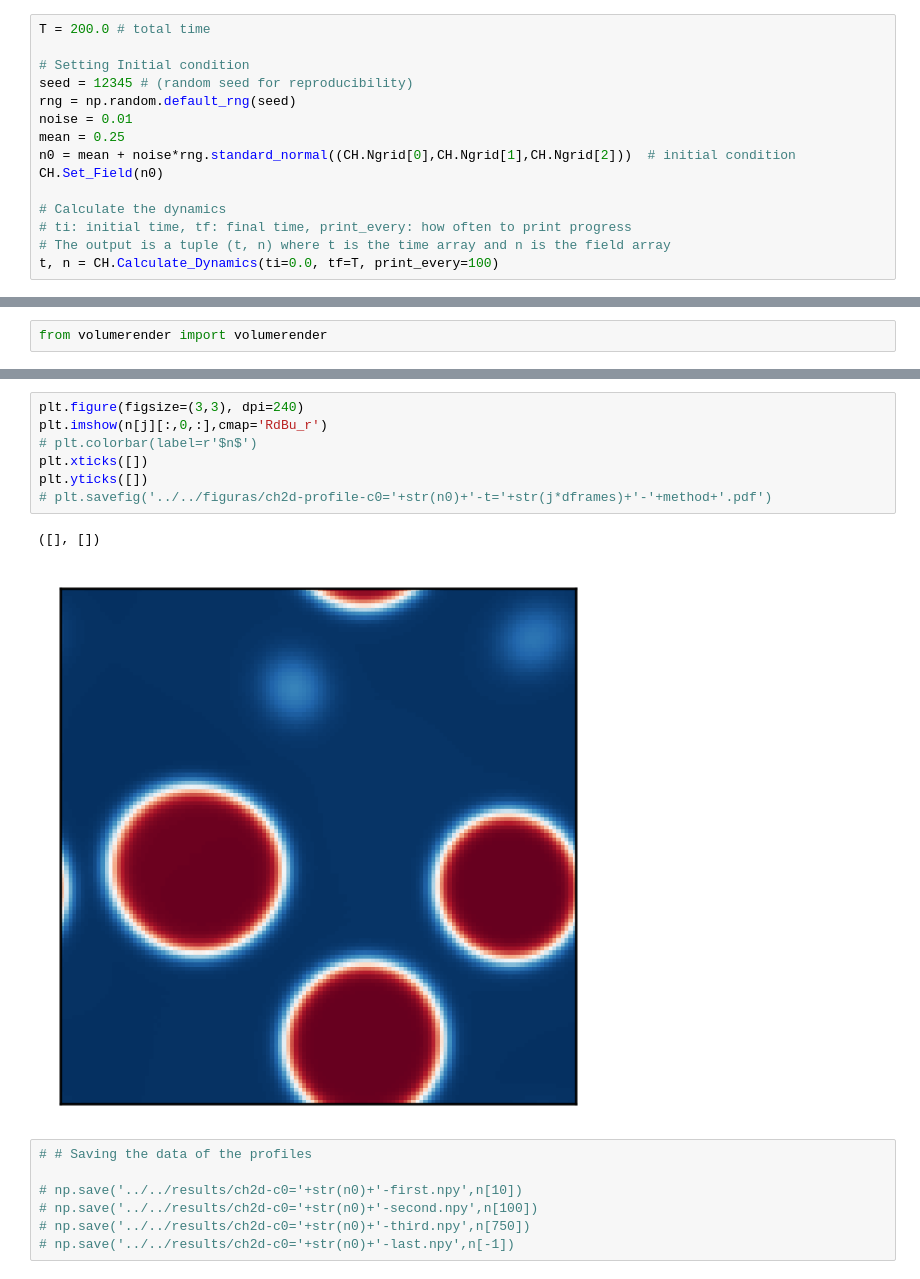
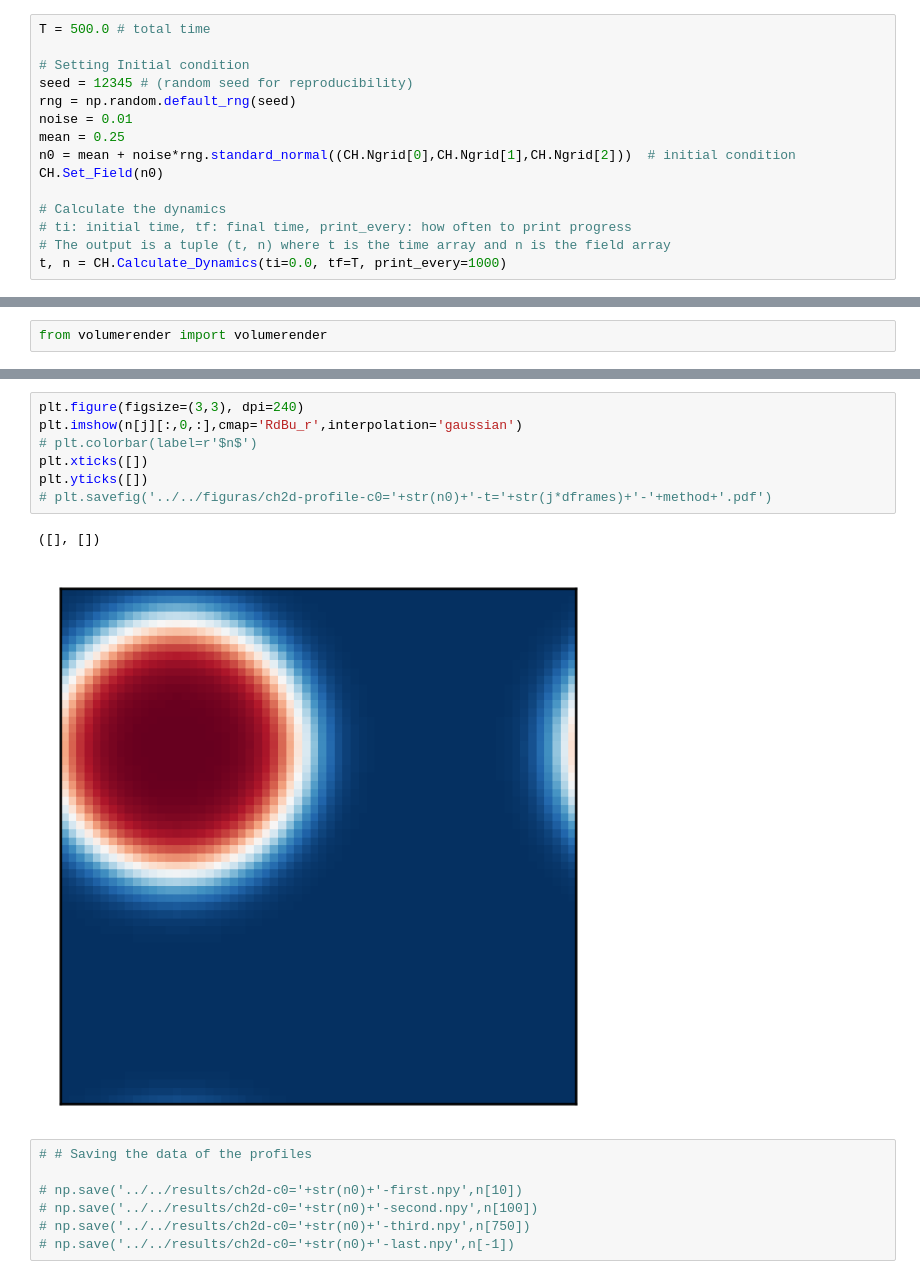
Before and after one commit to elvissoares/spectralETD, a Jupyter notebook: examples/CH3d.ipynb, the cells around one changed output, grey strips where cells are left out. Cells and saved outputs as stored; diff of their text form.

```diff
--- a/examples/CH3d.ipynb
+++ b/examples/CH3d.ipynb
@@ -62,7 +62,7 @@ Using time step: 0.01
 # %% [markdown]
 ## Calculating the Dynamics
 # %%
-T = 200.0 # total time
+T = 500.0 # total time
 
 # Setting Initial condition
 seed = 12345 # (random seed for reproducibility)
@@ -75,5 +75,5 @@ CH.Set_Field(n0)
 # Calculate the dynamics
 # ti: initial time, tf: final time, print_every: how often to print progress
 # The output is a tuple (t, n) where t is the time array and n is the field array
-t, n = CH.Calculate_Dynamics(ti=0.0, tf=T, print_every=100)
+t, n = CH.Calculate_Dynamics(ti=0.0, tf=T, print_every=1000)
 # %% [output]
@@ -146,13 +165,13 @@ plt.axis('off')
 # %%
 plt.figure(figsize=(3,3), dpi=240)
-plt.imshow(n[j][:,0,:],cmap='RdBu_r')
+plt.imshow(n[j][:,0,:],cmap='RdBu_r',interpolation='gaussian')
 # plt.colorbar(label=r'$n$')
 plt.xticks([])
 plt.yticks([])
 # plt.savefig('../../figuras/ch2d-profile-c0='+str(n0)+'-t='+str(j*dframes)+'-'+method+'.pdf')
 # %% [output]
 ([], [])
-[figure, old version]
+[figure, new version]
 # %%
 # # Saving the data of the profiles
 
```
Also changed, not shown: parts of 14 cells of this notebook, 1 other file.
